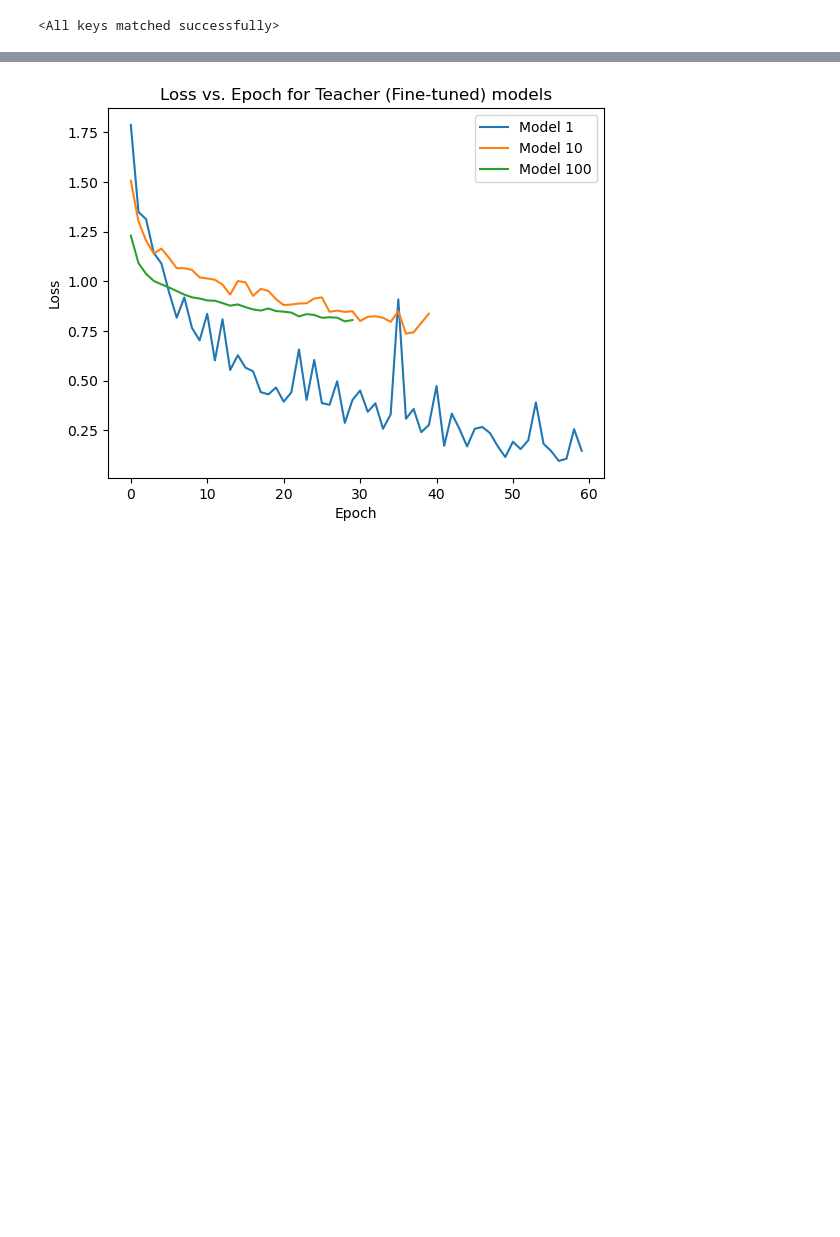
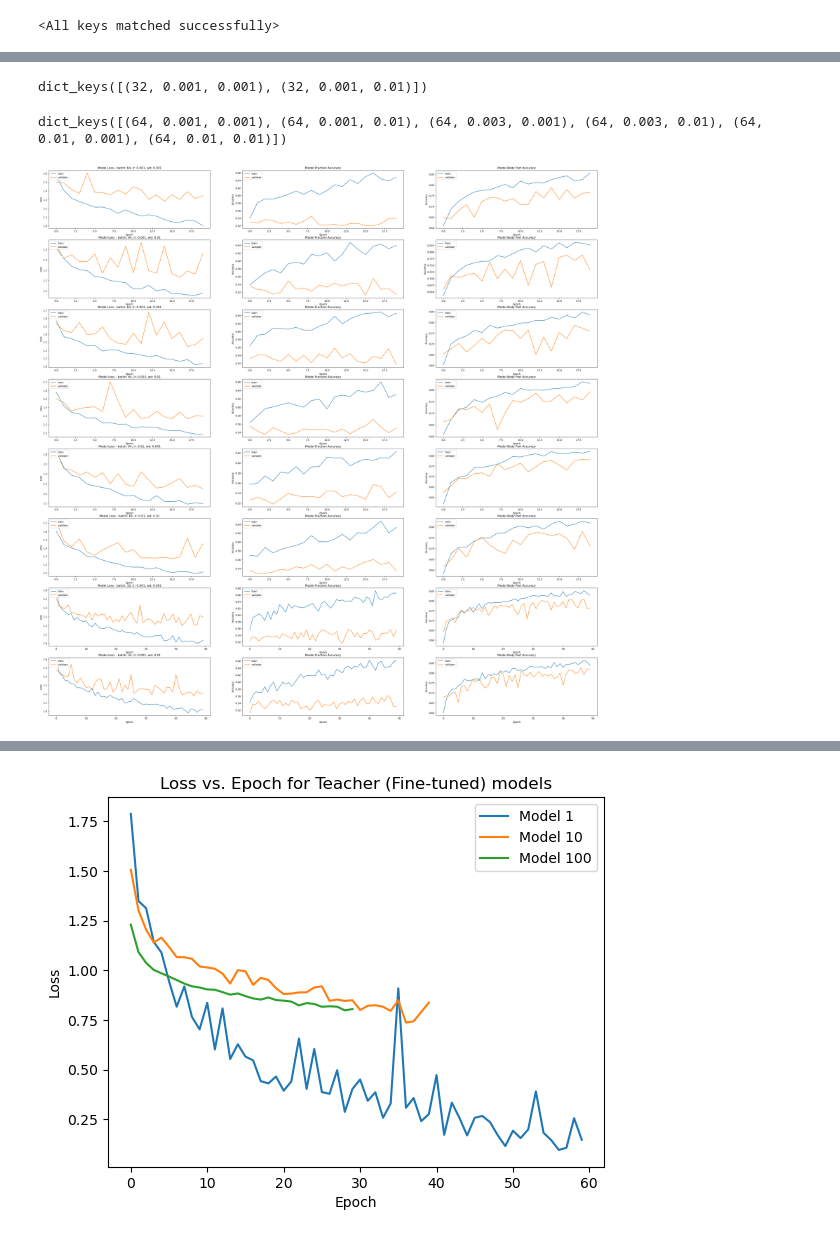
Before and after one commit to DanielFadlon/helthcare-bone-fractures, a Jupyter notebook: bone-fractures.ipynb, the cells around one changed output, grey strips where cells are left out. Saved outputs shown, nothing was run; the diff lists cells and outputs as text; code cells hidden in the pictures; blank space fills up the shorter version.

```diff
--- a/bone-fractures.ipynb
+++ b/bone-fractures.ipynb
@@ -564,6 +706,6 @@ class DefaultDataset(Dataset):
 # %%
 pretrained_model = SimCLR().to(device)
-pretrained_model.load_state_dict(torch.load('./pretrained-simclr-models/model_{num_epochs}e'))
+pretrained_model.load_state_dict(torch.load('./pretrained-simclr-models/model_2.pth'))
 # %% [output]
 <All keys matched successfully>
 # %%
@@ -710,0 +872,3 @@ val_data = DefaultDataset(X_test_focused, transform=default_transform)
+# %%
+# Prepare data for finetuning
+val_data = DefaultDataset(X_val_focused, transform=default_transform)
@@ -711 +1032,73 @@ val_data = DefaultDataset(X_test_focused, transform=default_transform)
+# %%
+with open('./teacher-models-results/50epochs/teacherModelGridSearch.pkl', 'rb') as f:
+    results32 = pickle.load(f)
+
+# now you can use the loaded data
+print(results32.keys())
+# %% [output]
+dict_keys([(32, 0.001, 0.001), (32, 0.001, 0.01)])
+# %%
+results64 = results
+# %%
+results64.keys()
+# %% [output]
+dict_keys([(64, 0.001, 0.001), (64, 0.001, 0.01), (64, 0.003, 0.001), (64, 0.003, 0.01), (64, 0.01, 0.001), (64, 0.01, 0.01)])
+# %%
+num_figs = len(results64.keys()) + len(results32.keys())
+fig, axs = plt.subplots(num_figs, 3, figsize=(40,40))
+for i, (key, val) in enumerate(results64.items()):
+    batch, learning_rate, weight_decay = key
+    losses, fraction_acc, body_part_acc = val
+
+    axs[i, 0].plot(losses['train'])
+    axs[i, 0].plot(losses['val'])
+    axs[i, 0].set_title(f'Model Loss - batch: {batch}, lr: {learning_rate}, wd: {weight_decay}')
+    axs[i, 0].set_ylabel('Loss')
+    axs[i, 0].set_xlabel('Epoch')
+    axs[i, 0].legend(['train', 'validate'], loc='upper left')
+
+    axs[i, 1].plot(fraction_acc['train'])
+    axs[i, 1].plot(fraction_acc['val'])
+    axs[i, 1].set_title('Model Fraction Accuracy')
+    axs[i, 1].set_ylabel('Accuracy')
+    axs[i, 1].set_xlabel('Epoch')
+    axs[i, 1].legend(['train', 'validate'], loc='upper left')
+
+    axs[i, 2].plot(body_part_acc['train'])
+    axs[i, 2].plot(body_part_acc['val'])
+    axs[i, 2].set_title('Model Body Part Accuracy')
+    axs[i, 2].set_ylabel('Accuracy')
+    axs[i, 2].set_xlabel('Epoch')
+    axs[i, 2].legend(['train', 'validate'], loc='upper left')
+
+j = len(results64.keys())
+for i, (key, val) in enumerate(results32.items()):
+    batch, learning_rate, weight_decay = key
+    losses, fraction_acc, body_part_acc = val
+
+    i = i + j
+    axs[i, 0].plot(losses['train'])
+    axs[i, 0].plot(losses['val'])
+    axs[i, 0].set_title(f'Model Loss - batch: {batch}, lr: {learning_rate}, wd: {weight_decay}')
+    axs[i, 0].set_ylabel('Loss')
+    axs[i, 0].set_xlabel('Epoch')
+    axs[i, 0].legend(['train', 'validate'], loc='upper left')
+
+    axs[i, 1].plot(fraction_acc['train'])
+    axs[i, 1].plot(fraction_acc['val'])
+    axs[i, 1].set_title('Model Fraction Accuracy')
+    axs[i, 1].set_ylabel('Accuracy')
+    axs[i, 1].set_xlabel('Epoch')
+    axs[i, 1].legend(['train', 'validate'], loc='upper left')
+
+    axs[i, 2].plot(body_part_acc['train'])
+    axs[i, 2].plot(body_part_acc['val'])
+    axs[i, 2].set_title('Model Body Part Accuracy')
+    axs[i, 2].set_ylabel('Accuracy')
+    axs[i, 2].set_xlabel('Epoch')
+    axs[i, 2].legend(['train', 'validate'], loc='upper left')
+
+plt.show()
+# %% [output]
+[figure, added]
 # %%
```
Also changed, not shown: parts of 45 cells of this notebook.
